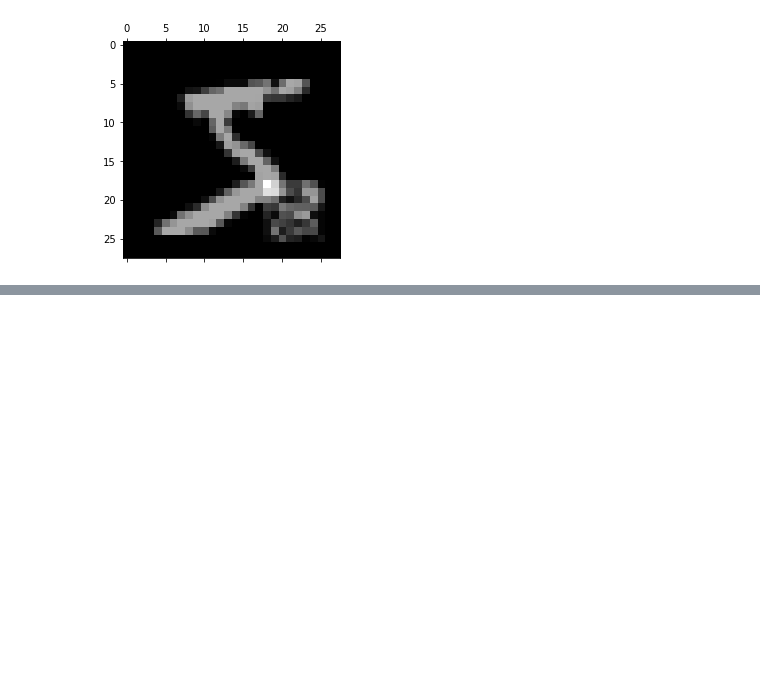
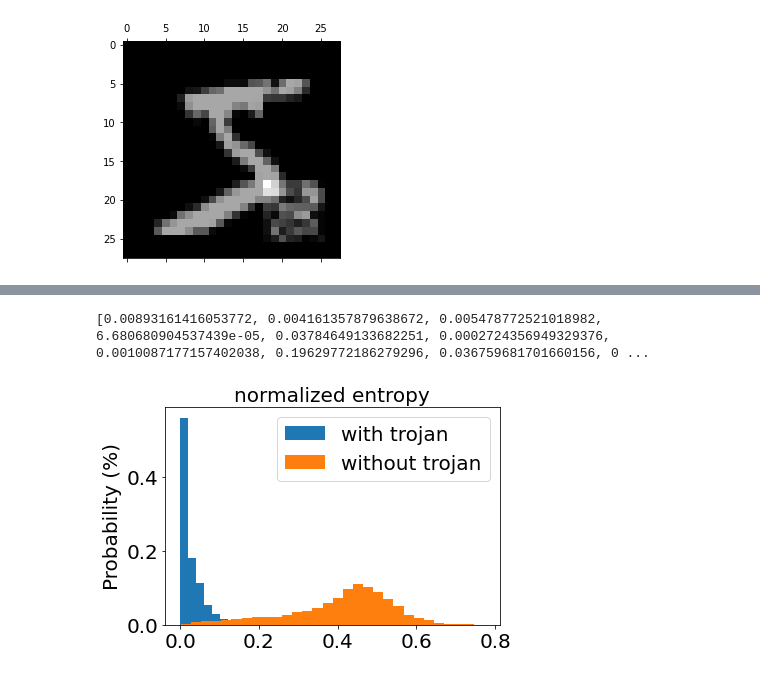
Before and after one commit to isururanawaka/dl_trojan_detector, a Jupyter notebook: 2layerDNN.ipynb, the cells around one changed output, grey strips where cells are left out. Drawn from its saved outputs; the diff is of its cells as text; code cells hidden in the pictures; blank space fills up the shorter version.

Commit message:
Adding utils functions and saving full graph

```diff
--- a/2layerDNN.ipynb
+++ b/2layerDNN.ipynb
@@ -163,0 +178,24 @@ plt.show()
+# %%
+noisy_inputs_entropy = [0]*perturb_x_train_noisy.shape[0]
+for i in range(perturb_x_train_noisy.shape[0]):
+    input_array = perturb_x_train_noisy[i]
+    val = calculate_entropy(model,input_array)
+    average_entropy = val/perturb_x_train_noisy.shape[1]
+    noisy_inputs_entropy[i]=average_entropy
+# %%
+print(noisy_inputs_entropy[:100])
+# %% [output]
+[0.00893161416053772, 0.004161357879638672, 0.005478772521018982, 6.680680904537439e-05, 0.03784649133682251, 0.0002724356949329376, 0.0010087177157402038, 0.19629772186279296, 0.036759681701660156, 0 ...
+# %%
+bins = 30
+plt.hist(noisy_inputs_entropy, bins, weights=np.ones(len(noisy_inputs_entropy)) / len(noisy_inputs_entropy), alpha=1, label='with trojan')
+plt.hist(clean_inputs_entropy, bins, weights=np.ones(len(clean_inputs_entropy)) / len(clean_inputs_entropy), alpha=1, label='without trojan')
+plt.legend(loc='upper right', fontsize = 20)
+plt.ylabel('Probability (%)', fontsize = 20)
+plt.title('normalized entropy', fontsize = 20)
+plt.tick_params(labelsize=20)
+
+fig1 = plt.gcf()
+plt.show()
+# %% [output]
+[figure, added]
```
Also changed, not shown: parts of 12 cells of this notebook, 8 other files.
